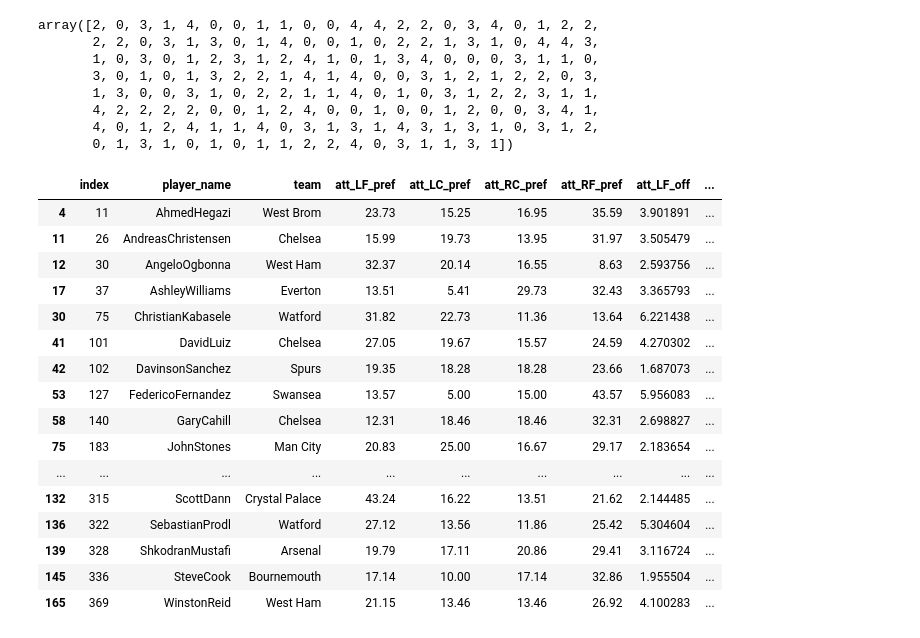
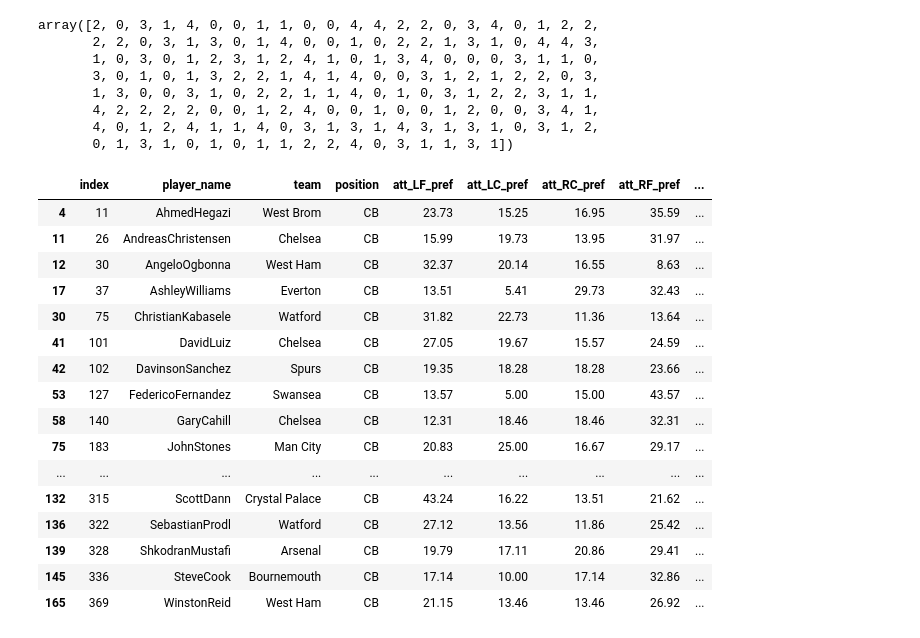
Before and after one commit to grovershreyf9t/FootballPlayerFootedness, a Jupyter notebook: code/10_hierarical_clustering.ipynb, the cells around one changed output. Drawn from its saved outputs; the diff is of its cells as text; code cells hidden in the pictures.

Commit message:
Hierarichal clustering

```diff
--- a/code/10_hierarical_clustering.ipynb
+++ b/code/10_hierarical_clustering.ipynb
@@ -110,7 +109,7 @@ cb_data_cluster_att.head()
 # %%
 cb_data_cluster_att_1 = pd.get_dummies(cb_data_cluster_att[feature_cols],prefix = ['pos','foot'], columns = ['position','footedness'])
 # %%
-cb_data_cluster_att_2 = pd.concat([cb_data_cluster_att.iloc[:,:3],cb_data_cluster_att_1],axis=1)
+cb_data_cluster_att_2 = pd.concat([cb_data_cluster_att.iloc[:,:4],cb_data_cluster_att_1],axis=1)
 # %%
 cb_data_cluster_att_2.drop(['accpassloc','inaccpassloc','matches_played','progaccpass','proginaccpass'],axis=1, inplace = True)
 # %%
@@ -127,7 +126,7 @@ cb_data_cluster_att_2.drop(['contour_bounds'],axis=1,inplace=True)
 # %%
 scaler = StandardScaler()
 cols = cb_data_cluster_att_2.columns.tolist()
-scal_cols = cols[3:]
+scal_cols = cols[4:]
 scaler.fit(cb_data_cluster_att_2[scal_cols])
 temp = scaler.transform(cb_data_cluster_att_2[scal_cols])
 # %%
@@ -142,7 +141,7 @@ temp_df.head()
 | 3 | -1.115256 | 1.348460 | 0.028176 | 0.114843 | 0.738617 | 2.425102 | -1.126909 | -0.893267 | ... |
 | 4 | -0.122577 | -0.152422 | 0.001213 | 0.578501 | 0.529714 | -0.157371 | 2.373934 | 0.183798 | ... |
 # %%
-cb_data_scaled = pd.concat([cb_data_cluster_att_2.iloc[:,:3],temp_df],axis=1)
+cb_data_scaled = pd.concat([cb_data_cluster_att_2.iloc[:,:4],temp_df],axis=1)
 # %%
 cb_data_scaled.head()
 # %% [output]
@@ -178,22 +176,22 @@ groupsdf = pd.DataFrame(groups, columns=['groups'])
 cb_data_copy = cb_data_cluster_att_2
 cb_data_grp_copy = pd.concat([cb_data_copy,groupsdf],axis=1)
 # %%
-cb_data_grp_copy.loc[cb_data_grp_copy['groups']==3]
+cb_data_grp_copy.loc[cb_data_grp_copy['groups']==4]
 # %% [output]
-|  | index | player_name | team | att_LF_pref | att_LC_pref | att_RC_pref | att_RF_pref | att_LF_off | ... |
-| 4 | 11 | AhmedHegazi | West Brom | 23.73 | 15.25 | 16.95 | 35.59 | 3.901891 | ... |
-| 11 | 26 | AndreasChristensen | Chelsea | 15.99 | 19.73 | 13.95 | 31.97 | 3.505479 | ... |
-| 12 | 30 | AngeloOgbonna | West Ham | 32.37 | 20.14 | 16.55 | 8.63 | 2.593756 | ... |
-| 17 | 37 | AshleyWilliams | Everton | 13.51 | 5.41 | 29.73 | 32.43 | 3.365793 | ... |
-| 30 | 75 | ChristianKabasele | Watford | 31.82 | 22.73 | 11.36 | 13.64 | 6.221438 | ... |
-| 41 | 101 | DavidLuiz | Chelsea | 27.05 | 19.67 | 15.57 | 24.59 | 4.270302 | ... |
-| 42 | 102 | DavinsonSanchez | Spurs | 19.35 | 18.28 | 18.28 | 23.66 | 1.687073 | ... |
-| 53 | 127 | FedericoFernandez | Swansea | 13.57 | 5.00 | 15.00 | 43.57 | 5.956083 | ... |
-| 58 | 140 | GaryCahill | Chelsea | 12.31 | 18.46 | 18.46 | 32.31 | 2.698827 | ... |
-| 75 | 183 | JohnStones | Man City | 20.83 | 25.00 | 16.67 | 29.17 | 2.183654 | ... |
+|  | index | player_name | team | position | att_LF_pref | att_LC_pref | att_RC_pref | att_RF_pref | ... |
+| 4 | 11 | AhmedHegazi | West Brom | CB | 23.73 | 15.25 | 16.95 | 35.59 | ... |
+| 11 | 26 | AndreasChristensen | Chelsea | CB | 15.99 | 19.73 | 13.95 | 31.97 | ... |
+| 12 | 30 | AngeloOgbonna | West Ham | CB | 32.37 | 20.14 | 16.55 | 8.63 | ... |
+| 17 | 37 | AshleyWilliams | Everton | CB | 13.51 | 5.41 | 29.73 | 32.43 | ... |
+| 30 | 75 | ChristianKabasele | Watford | CB | 31.82 | 22.73 | 11.36 | 13.64 | ... |
+| 41 | 101 | DavidLuiz | Chelsea | CB | 27.05 | 19.67 | 15.57 | 24.59 | ... |
+| 42 | 102 | DavinsonSanchez | Spurs | CB | 19.35 | 18.28 | 18.28 | 23.66 | ... |
+| 53 | 127 | FedericoFernandez | Swansea | CB | 13.57 | 5.00 | 15.00 | 43.57 | ... |
+| 58 | 140 | GaryCahill | Chelsea | CB | 12.31 | 18.46 | 18.46 | 32.31 | ... |
+| 75 | 183 | JohnStones | Man City | CB | 20.83 | 25.00 | 16.67 | 29.17 | ... |
 | ... | ... | ... | ... | ... | ... | ... | ... | ... | ... |
-| 132 | 315 | ScottDann | Crystal Palace | 43.24 | 16.22 | 13.51 | 21.62 | 2.144485 | ... |
-| 136 | 322 | SebastianProdl | Watford | 27.12 | 13.56 | 11.86 | 25.42 | 5.304604 | ... |
-| 139 | 328 | ShkodranMustafi | Arsenal | 19.79 | 17.11 | 20.86 | 29.41 | 3.116724 | ... |
-| 145 | 336 | SteveCook | Bournemouth | 17.14 | 10.00 | 17.14 | 32.86 | 1.955504 | ... |
-| 165 | 369 | WinstonReid | West Ham | 21.15 | 13.46 | 13.46 | 26.92 | 4.100283 | ... |
+| 132 | 315 | ScottDann | Crystal Palace | CB | 43.24 | 16.22 | 13.51 | 21.62 | ... |
+| 136 | 322 | SebastianProdl | Watford | CB | 27.12 | 13.56 | 11.86 | 25.42 | ... |
+| 139 | 328 | ShkodranMustafi | Arsenal | CB | 19.79 | 17.11 | 20.86 | 29.41 | ... |
+| 145 | 336 | SteveCook | Bournemouth | CB | 17.14 | 10.00 | 17.14 | 32.86 | ... |
+| 165 | 369 | WinstonReid | West Ham | CB | 21.15 | 13.46 | 13.46 | 26.92 | ... |
```
Also changed, not shown: parts of 2 cells of this notebook.
